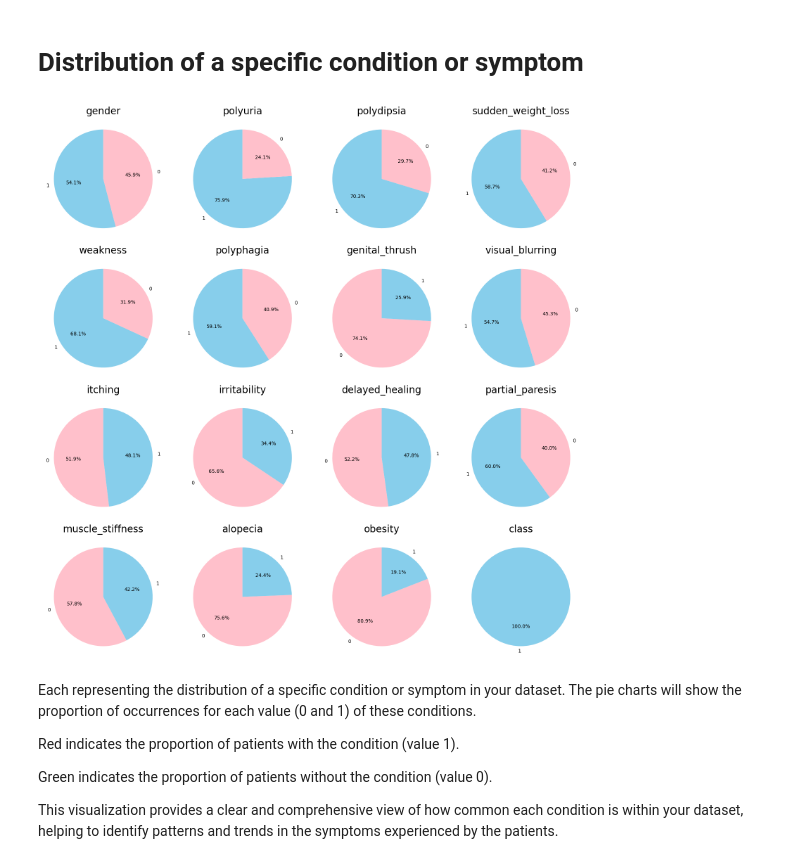
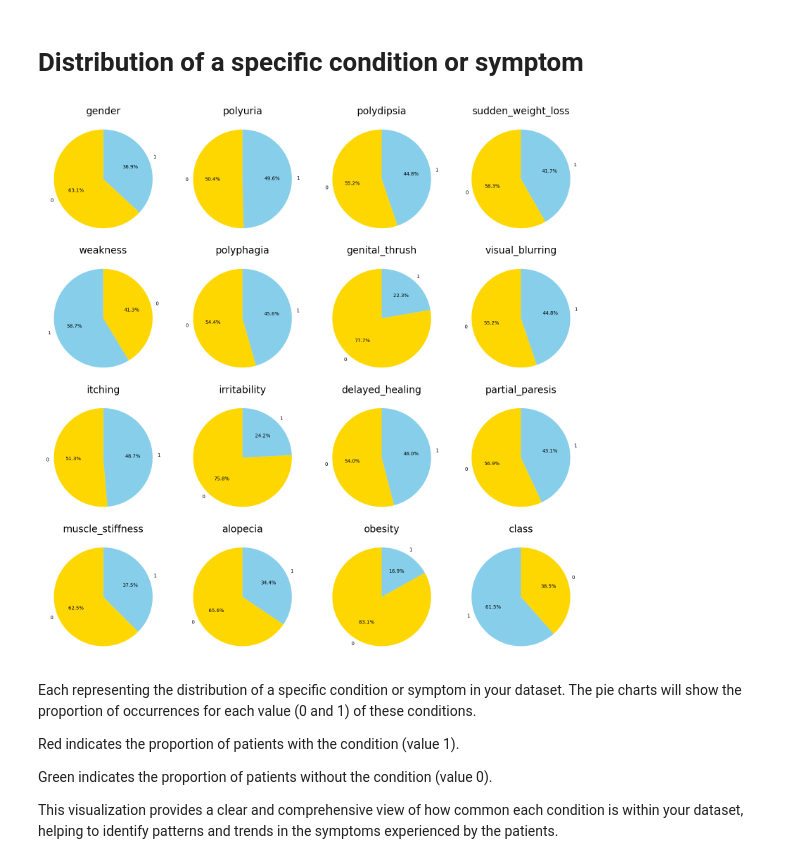
Before and after one commit to sdpunwatkar2/Shantanu-GlucoSense-Infy-Nov24, a Jupyter notebook: GlucoSense_AI_Powered_Diabetes_Detection_for_Early_Interventionn.ipynb, the cells around one changed output. Saved outputs shown, nothing was run; the diff lists cells and outputs as text; code cells hidden in the pictures.

```diff
--- a/GlucoSense_AI_Powered_Diabetes_Detection_for_Early_Interventionn.ipynb
+++ b/GlucoSense_AI_Powered_Diabetes_Detection_for_Early_Interventionn.ipynb
@@ -70,8 +81,6 @@ print(df.head())
 2                0                 1         1        0      1
 3                0                 0         0        0      1
 4                1                 1         1        1      1
-# %%
-df = pd.read_csv('/content/cleaned_data.csv')
 # %%
 df.describe()
 # %% [output]
@@ -221,7 +230,7 @@ import matplotlib.pyplot as plt
 polyuria_diabetes = df[df['class'] == 1]['polyuria'].value_counts()
 
 # Define colors for the bars
-colors = ['green' if value == 0 else 'skyblue' for value in polyuria_diabetes.index]
+colors = ['gold' if value == 0 else 'skyblue' for value in polyuria_diabetes.index]
 
 # Plot the bar chart with specified colors
 polyuria_diabetes.plot(kind='bar', color=colors, title='Polyuria in Diabetic Patients')
@@ -244,3 +253,7 @@ One for patients without polyuria (value 0), colored green.
 One for patients with polyuria (value 1), colored red.
 
 This visualization helps you quickly see the prevalence of polyuria among diabetic patients in your dataset. The counts on top of each bar provide an exact number of patients for each category, making the data easy to interpret.
+# %%
+label_encoder = LabelEncoder()
+df['gender'] = label_encoder.fit_transform(df['gender'])
+df['gender'].head()
@@ -255,7 +276,7 @@ conditions = ['polyuria', 'polydipsia', 'sudden_weight_loss', 'weakness', 'polyp
 diabetic_df = df[df['class'] == 1]
 fig, axes = plt.subplots(4, 3, figsize=(16, 16))
 axes = axes.flatten()
-color_map = {1: 'skyblue', 0: 'pink'}
+color_map = {1: 'skyblue', 0: 'gold'}
 for i, condition in enumerate(conditions):
     diabetic_counts = diabetic_df[condition].value_counts()
     colors = [color_map[label] for label in diabetic_counts.index]
@@ -286,32 +307,32 @@ This visualization provides a clear and comprehensive view of how common each co
 # %%
 import matplotlib.pyplot as plt
 import seaborn as sns
 
 # Setup the figure and axes
 fig, axes = plt.subplots(4, 4, figsize=(16, 16))
 axes = axes.flatten()
 
 # Define custom colors for values 0 and 1
-colors = {0: 'pink', 1: 'skyblue'}
+colors = {0: 'gold', 1: 'skyblue'}
 
 # Iterate over the columns (excluding 'age')
 for i, column in enumerate([col for col in df.columns if col != 'age']):
     counts = df[column].value_counts()
 
     # Map the colors based on the value
     pie_colors = [colors[val] for val in counts.index]
 
     axes[i].pie(counts, labels=counts.index, autopct='%1.1f%%', startangle=90, colors=pie_colors)
     axes[i].set_title(column, fontsize=20)
 
 # Turn off any remaining empty subplots
 for j in range(i + 1, len(axes)):
     axes[j].axis('off')
 
 plt.tight_layout()
 plt.show()
 # %% [output]
-[figure, old version]
+[figure, new version]
 # %% [markdown]
 Each representing the distribution of a specific condition or symptom in your dataset. The pie charts will show the proportion of occurrences for each value (0 and 1) of these conditions.
 
```
Also changed, not shown: parts of 46 cells of this notebook.
